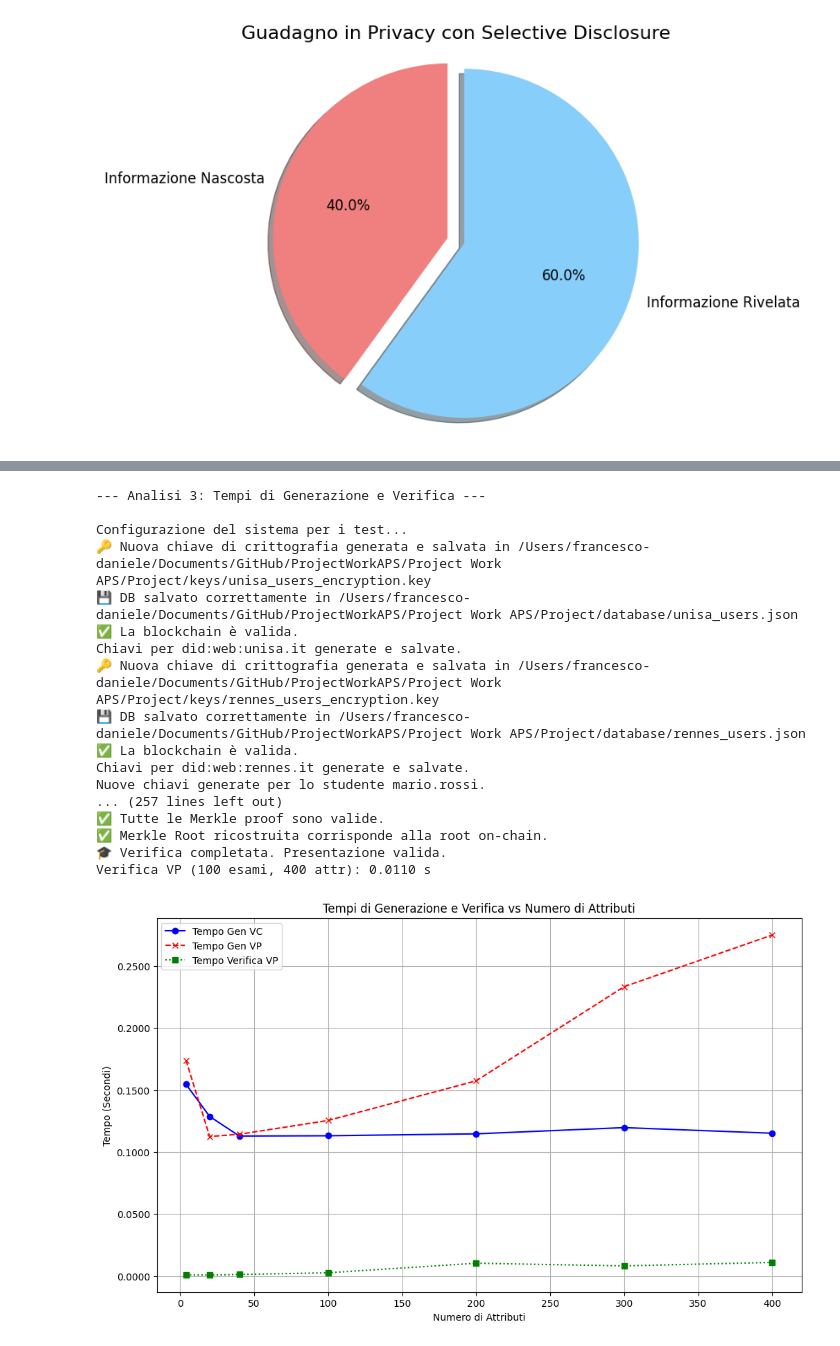
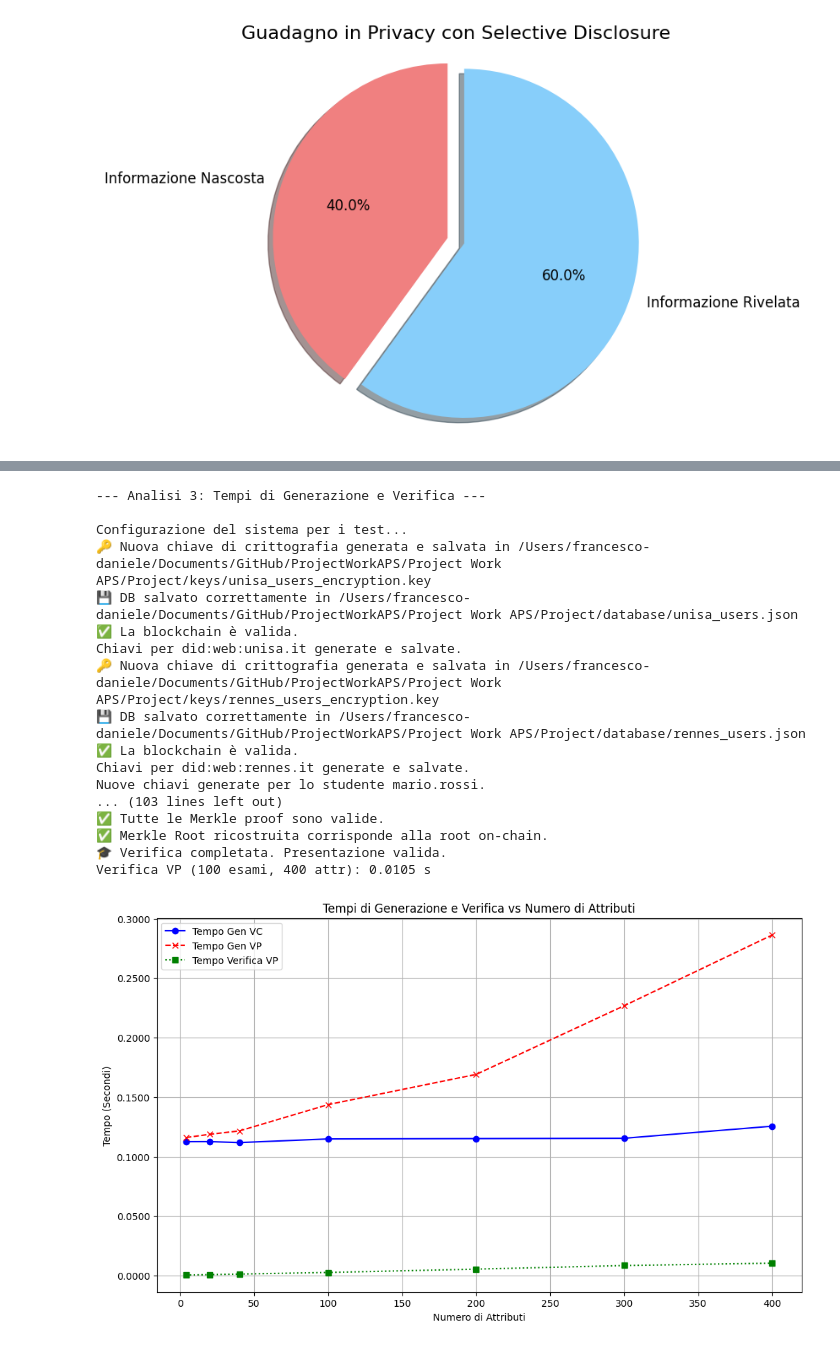
Before and after one commit to FrancescoGargiuloo/ProjectWorkAPS, a Jupyter notebook: Project Work APS/Project/Metrics.ipynb, the cells around one changed output, grey strips where cells are left out. Drawn from its saved outputs; the diff is of its cells as text; code cells hidden in the pictures.

```diff
--- a/Project Work APS/Project/Metrics.ipynb
+++ b/Project Work APS/Project/Metrics.ipynb
@@ -361,5 +361,4 @@ Claims rivelati: 200, Dimensione VP: 141.01 KB, Risparmio: -1689.92%
 # %%
-#### Analisi 3: Tempi di Generazione e Verifica ####
 print("\n--- Analisi 3: Tempi di Generazione e Verifica ---")
 
 salerno_uni, rennes_uni, students, fictitious_exams_for_perf = initialize_system_for_tests(num_fictitious_exams=100)
@@ -368,6 +367,8 @@ if not students:
     print("Nessuno studente autenticato per generare credenziali. Skippo l'analisi.")
 else:
     student_for_perf = students[0]
+    student_credentials_path = os.path.join(student_for_perf.get_wallet_path(), "credentials")
+    os.makedirs(student_credentials_path, exist_ok=True)
 
     if not fictitious_exams_for_perf:
         print("Nessun dato esame disponibile per la generazione di credenziali. Skippo l'analisi.")
@@ -376,14 +377,12 @@ else:
         num_exams_to_test = [n for n in num_exams_to_test if n <= len(fictitious_exams_for_perf)]
         num_exams_to_test = sorted(list(set(num_exams_to_test)))
 
-
         gen_vc_times = []
         gen_vp_times = []
         verify_vp_times = []
         effective_num_attributes = []
 
-        num_iterations = 3
-
+        num_iterations = 1
         print(f"Simulando con {num_iterations} iterazioni per punto dati.")
 
         for num_exams in num_exams_to_test:
@@ -391,41 +390,45 @@ else:
             current_total_attributes = num_exams * 4
             effective_num_attributes.append(current_total_attributes)
 
+            academic_cred_filepath = os.path.join(student_credentials_path, f"{student_for_perf.username}_academic_credential.json")
+            erasmus_cred_filepath = os.path.join(student_credentials_path, f"{student_for_perf.username}_erasmus_credential.json")
+            vp_filepath = os.path.join(student_credentials_path, f"{student_for_perf.username}_vp.json")
+
+            if os.path.exists(academic_cred_filepath):
+                os.remove(academic_cred_filepath)
+            if os.path.exists(erasmus_cred_filepath):
+                os.remove(erasmus_cred_filepath)
+            if os.path.exists(vp_filepath):
+                os.remove(vp_filepath)
+
             start_time = time.time()
-            for _ in range(num_iterations):
-                rennes_uni.generate_academic_credential(student_for_perf, exams_subset)
+            rennes_uni.generate_academic_credential(student_for_perf, exams_subset)
             end_time = time.time()
-            avg_gen_vc_time = (end_time - start_time) / num_iterations
+            avg_gen_vc_time = (end_time - start_time)
             gen_vc_times.append(avg_gen_vc_time)
             print(f"Gen VC ({num_exams} esami, {current_total_attributes} attr): {avg_gen_vc_time:.4f} s")
 
             academic_cred_for_vp = student_for_perf.load_academic_credential()
             if academic_cred_for_vp:
                 reveal_all_config = {}
-                for exam in exams_subset:
+                for exam in academic_cred_for_vp["credentialSubject"]["exams"]:
                     exam_id = exam.get("examId", str(uuid.uuid4()))
                     reveal_all_config[exam_id] = {field: True for field in exam if field != "examId"}
 
                 start_time = time.time()
-                for _ in range(num_iterations):
-                    student_for_perf.generate_selective_presentation_automated(
-                        reveal_fields=reveal_all_config
-                    )
+                student_for_perf.generate_selective_presentation_automated(reveal_fields=reveal_all_config)
                 end_time = time.time()
-                avg_gen_vp_time = (end_time - start_time) / num_iterations
+                avg_gen_vp_time = (end_time - start_time)
                 gen_vp_times.append(avg_gen_vp_time)
                 print(f"Gen VP ({num_exams} esami, {current_total_attributes} attr): {avg_gen_vp_time:.4f} s")
 
-                vp_path = os.path.join(student_for_perf.get_wallet_path(), "credentials", f"{student_for_perf.username}_vp.json")
-                if os.path.exists(vp_path):
-                    with open(vp_path, 'r') as f:
+                if os.path.exists(vp_filepath):
+                    with open(vp_filepath, 'r') as f:
                         vp_to_verify = json.load(f)
-
                     start_time = time.time()
-                    for _ in range(num_iterations):
-                        salerno_uni.verify_selective_presentation(vp_to_verify)
+                    salerno_uni.verify_selective_presentation(vp_to_verify)
                     end_time = time.time()
-                    avg_verify_vp_time = (end_time - start_time) / num_iterations
+                    avg_verify_vp_time = (end_time - start_time)
                     verify_vp_times.append(avg_verify_vp_time)
                     print(f"Verifica VP ({num_exams} esami, {current_total_attributes} attr): {avg_verify_vp_time:.4f} s")
                 else:
@@ -436,38 +439,35 @@ else:
                 gen_vp_times.append(np.nan)
                 verify_vp_times.append(np.nan)
 
-
-        # Grafico dei tempi
         plt.figure(figsize=(12, 7))
         plt.plot(effective_num_attributes, gen_vc_times, marker='o', linestyle='-', color='blue', label='Tempo Gen VC')
         plt.plot(effective_num_attributes, gen_vp_times, marker='x', linestyle='--', color='red', label='Tempo Gen VP')
         plt.plot(effective_num_attributes, verify_vp_times, marker='s', linestyle=':', color='green', label='Tempo Verifica VP')
-
         plt.xlabel('Numero di Attributi')
         plt.ylabel('Tempo (Secondi)')
         plt.title('Tempi di Generazione e Verifica vs Numero di Attributi')
         plt.legend()
         plt.grid(True)
         plt.gca().yaxis.set_major_formatter(mtick.FormatStrFormatter('%.4f'))
         plt.show()
 # %% [output]
 --- Analisi 3: Tempi di Generazione e Verifica ---
 
 Configurazione del sistema per i test...
 🔑 Nuova chiave di crittografia generata e salvata in /Users/francesco-daniele/Documents/GitHub/ProjectWorkAPS/Project Work APS/Project/keys/unisa_users_encryption.key
 💾 DB salvato correttamente in /Users/francesco-daniele/Documents/GitHub/ProjectWorkAPS/Project Work APS/Project/database/unisa_users.json
 ✅ La blockchain è valida.
 Chiavi per did:web:unisa.it generate e salvate.
 🔑 Nuova chiave di crittografia generata e salvata in /Users/francesco-daniele/Documents/GitHub/ProjectWorkAPS/Project Work APS/Project/keys/rennes_users_encryption.key
 💾 DB salvato correttamente in /Users/francesco-daniele/Documents/GitHub/ProjectWorkAPS/Project Work APS/Project/database/rennes_users.json
 ✅ La blockchain è valida.
 Chiavi per did:web:rennes.it generate e salvate.
 Nuove chiavi generate per lo studente mario.rossi.
-... (257 lines left out)
+... (103 lines left out)
 ✅ Tutte le Merkle proof sono valide.
 ✅ Merkle Root ricostruita corrisponde alla root on-chain.
 🎓 Verifica completata. Presentazione valida.
-Verifica VP (100 esami, 400 attr): 0.0110 s
+Verifica VP (100 esami, 400 attr): 0.0105 s
-[figure, old version]
+[figure, new version]
 # %%
 cleanup_all_data()
```
Also changed, not shown: parts of 2 cells of this notebook, 1 other file.
